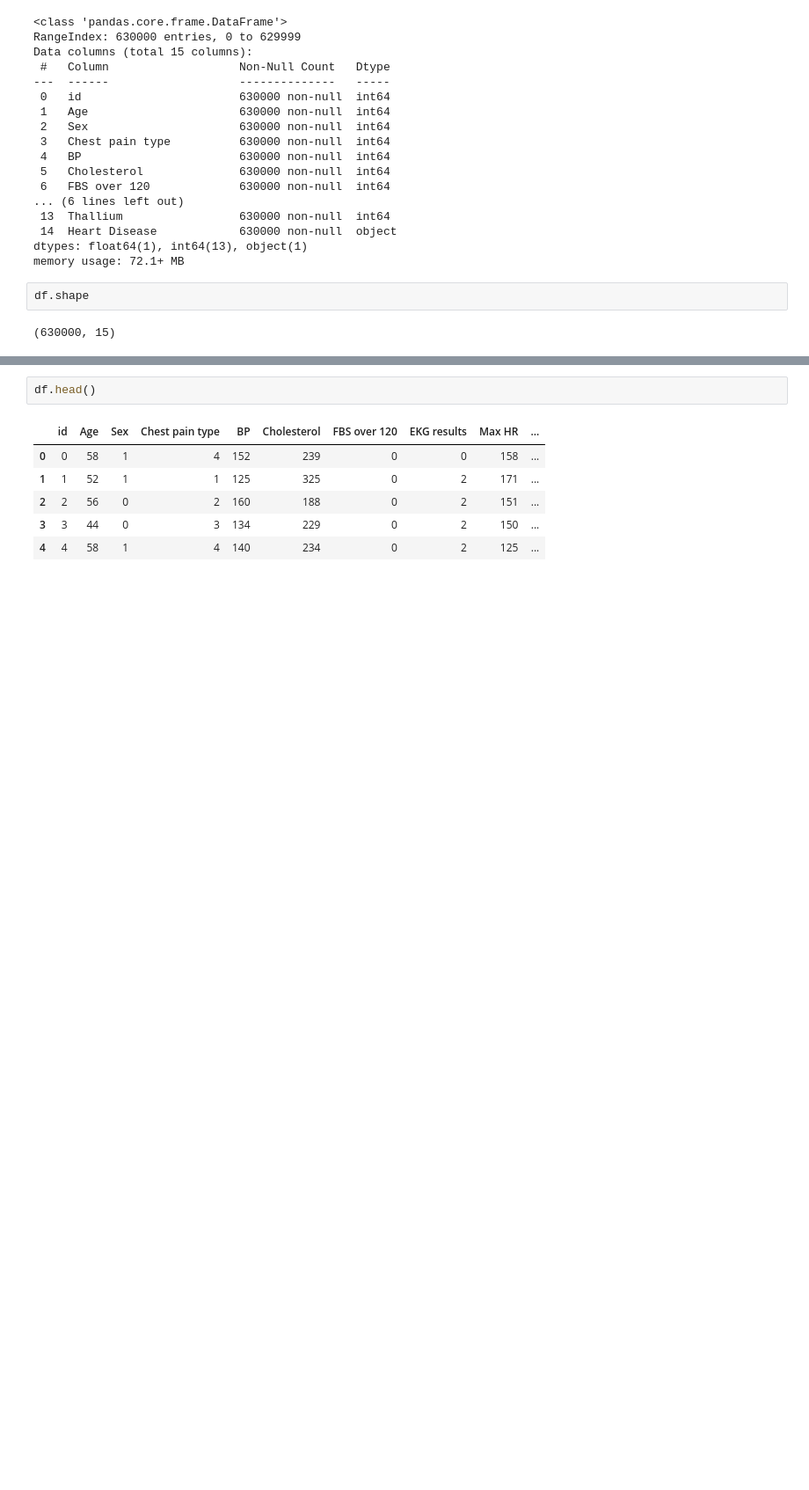
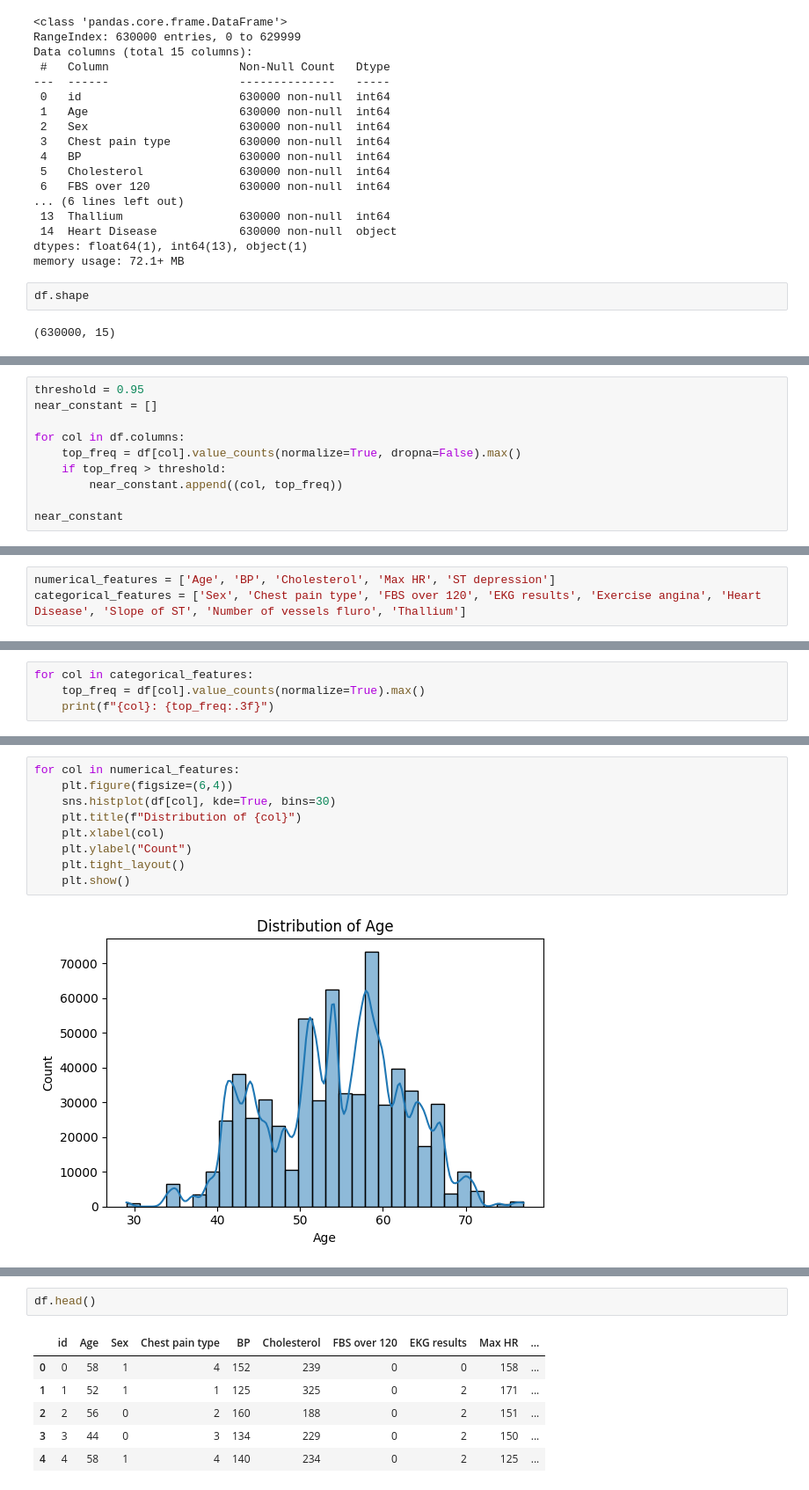
Before and after one commit to Darknight47/Kaggle-Playgrounds, a Jupyter notebook: Heart Disease/Notebooks/data_understanding.ipynb, the cells around one changed output, grey strips where cells are left out. Shown at 88% size. Drawn from its saved outputs; the diff is of its cells as text; blank space fills up the shorter version.

```diff
--- a/Heart Disease/Notebooks/data_understanding.ipynb
+++ b/Heart Disease/Notebooks/data_understanding.ipynb
@@ -70,0 +105,10 @@ df.shape
+# %%
+threshold = 0.95
+near_constant = []
+
+for col in df.columns:
+    top_freq = df[col].value_counts(normalize=True, dropna=False).max()
+    if top_freq > threshold:
+        near_constant.append((col, top_freq))
+
+near_constant
@@ -70,0 +121,3 @@ df.shape
+# %%
+numerical_features = ['Age', 'BP', 'Cholesterol', 'Max HR', 'ST depression']
+categorical_features = ['Sex', 'Chest pain type', 'FBS over 120', 'EKG results', 'Exercise angina', 'Heart Disease', 'Slope of ST', 'Number of vessels fluro', 'Thallium']
@@ -70,0 +133,4 @@ df.shape
+# %%
+for col in categorical_features:
+    top_freq = df[col].value_counts(normalize=True).max()
+    print(f"{col}: {top_freq:.3f}")
@@ -70,0 +153,11 @@ df.shape
+# %%
+for col in numerical_features:
+    plt.figure(figsize=(6,4))
+    sns.histplot(df[col], kde=True, bins=30)
+    plt.title(f"Distribution of {col}")
+    plt.xlabel(col)
+    plt.ylabel("Count")
+    plt.tight_layout()
+    plt.show()
+# %% [output]
+[figure, added]
```
Also changed, not shown: parts of 14 cells of this notebook.
